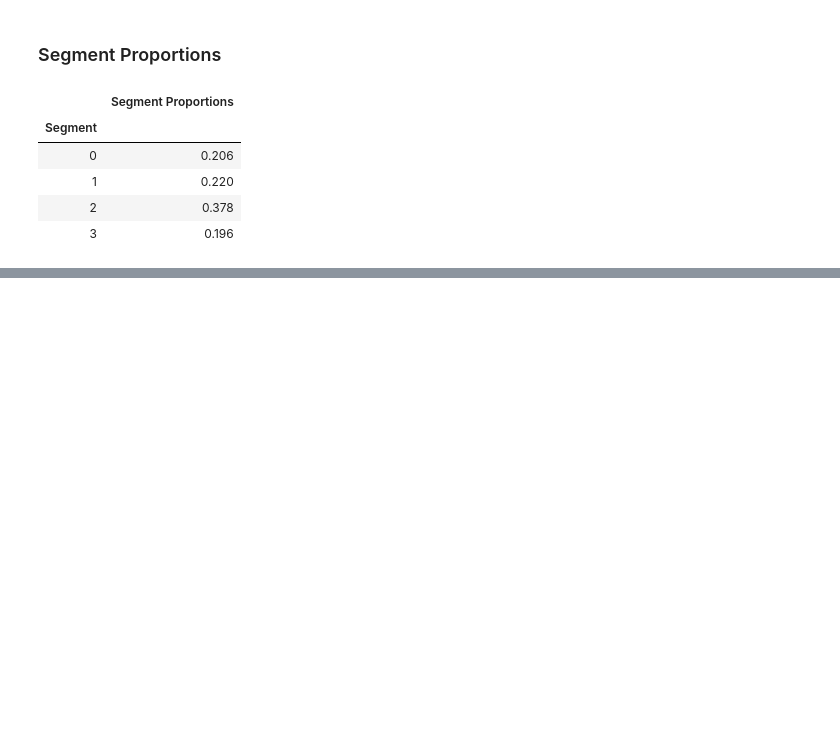
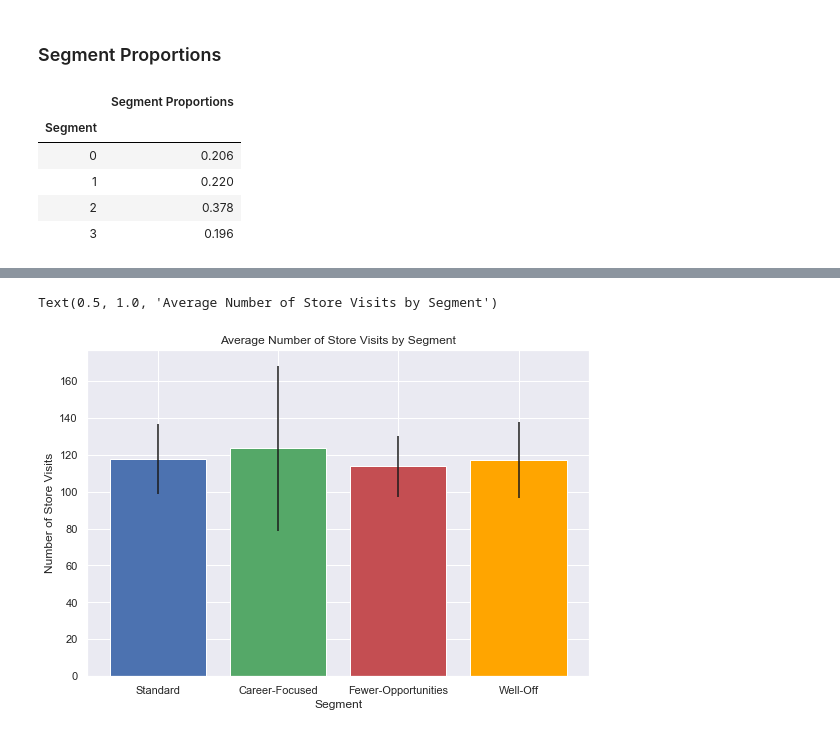
Before and after one commit to SimonSlominski/Data_Science, a Jupyter notebook: 01_Customer_Analytics/Descriptive_purchase_analytics.ipynb, the cells around one changed output, grey strips where cells are left out. Saved outputs shown, nothing was run; the diff lists cells and outputs as text; code cells hidden in the pictures; blank space fills up the shorter version.

Commit message:
Add purchase occasion and purchase incidence to DPA

```diff
--- a/01_Customer_Analytics/Descriptive_purchase_analytics.ipynb
+++ b/01_Customer_Analytics/Descriptive_purchase_analytics.ipynb
@@ -214,0 +219,4 @@ Text(0.5, 1.0, 'Segment Proportions')
+# %%
+# Calculate the mean by the four segments. It will help determine the average customer behaivour in each segment.
+segments_mean = df_purchase_descr.groupby(['Segment']).mean()
+segments_mean
@@ -214,0 +230,18 @@ Text(0.5, 1.0, 'Segment Proportions')
+# %%
+# Calculate the standard deviation by segments. It will help determine how homogoneus each of the segments is.
+segments_std = df_purchase_descr.groupby(['Segment']).std()
+# %%
+# Plot the average number of store visits for each of the four segments using a bar chart.
+# Display the standard deviation as a straight line. The bigger the length, the higher the standard deviation is.
+plt.figure(figsize = (9, 6))
+plt.bar(x = (0, 1, 2, 3),
+        tick_label = ('Standard', 'Career-Focused', 'Fewer-Opportunities', 'Well-Off'),
+        height = segments_mean['N_Visits'],
+        yerr = segments_std['N_Visits'],
+        color = ('b', 'g', 'r', 'orange'))
+plt.xlabel('Segment')
+plt.ylabel('Number of Store Visits')
+plt.title('Average Number of Store Visits by Segment')
+# %% [output]
+Text(0.5, 1.0, 'Average Number of Store Visits by Segment')
+[figure, added]
```
Also changed, not shown: parts of 6 cells of this notebook.
